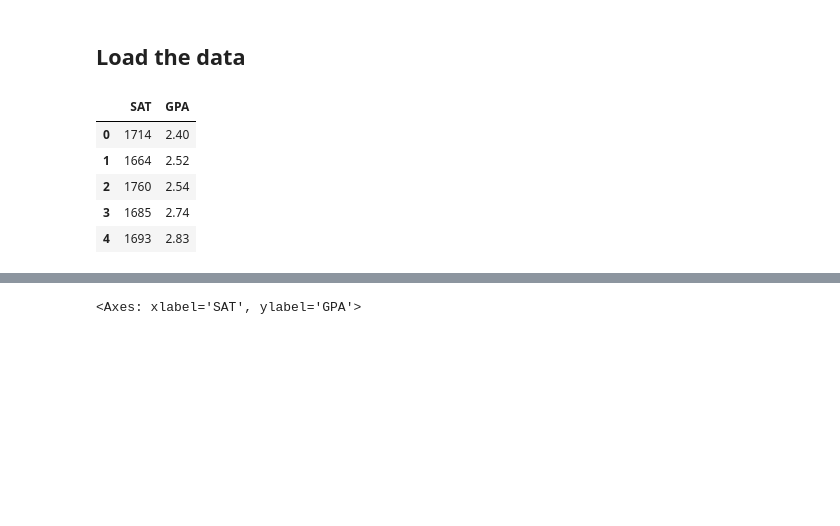
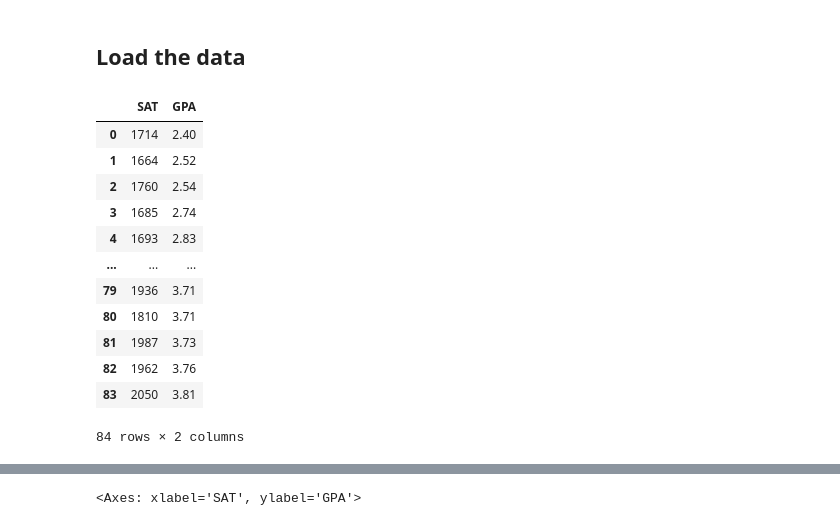
Before and after one commit to hh-blaire-cho/ds101_2024Oct, a Jupyter notebook: ML06_SimpleRegression.ipynb, the cells around one changed output, grey strips where cells are left out. Saved outputs shown, nothing was run; the diff lists cells and outputs as text; code cells hidden in the pictures; blank space fills up the shorter version.

```diff
--- a/ML06_SimpleRegression.ipynb
+++ b/ML06_SimpleRegression.ipynb
@@ -20,13 +20,20 @@ warnings.filterwarnings("ignore")
 # %%
 # We start by loading the data
 df = pd.read_csv('./data/1.01. Simple linear regression.csv')
 # Let's explore the top 5 rows of the df
-df.head()
+df
 # %% [output]
 |  | SAT | GPA |
 | 0 | 1714 | 2.40 |
 | 1 | 1664 | 2.52 |
 | 2 | 1760 | 2.54 |
 | 3 | 1685 | 2.74 |
 | 4 | 1693 | 2.83 |
+| ... | ... | ... |
+| 79 | 1936 | 3.71 |
+| 80 | 1810 | 3.71 |
+| 81 | 1987 | 3.73 |
+| 82 | 1962 | 3.76 |
+| 83 | 2050 | 3.81 |
+84 rows × 2 columns
 # %%
```
Also changed, not shown: parts of 17 cells of this notebook, 4 other files.
